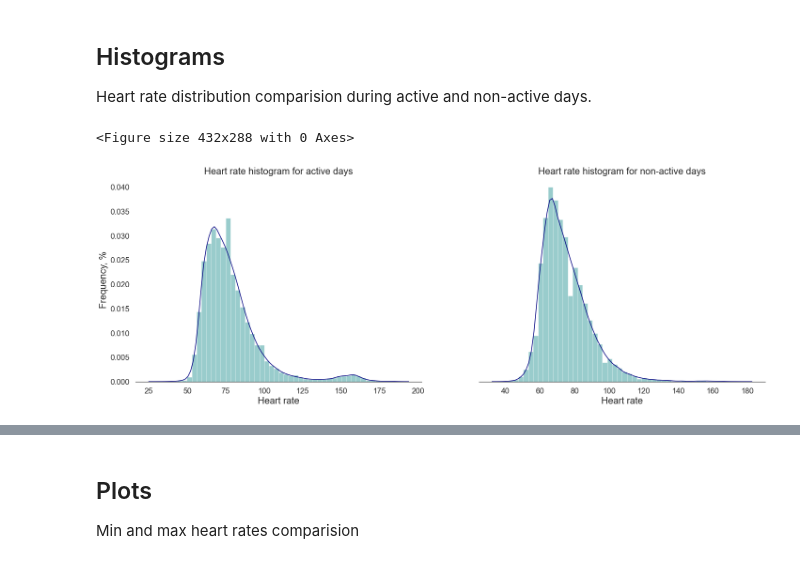
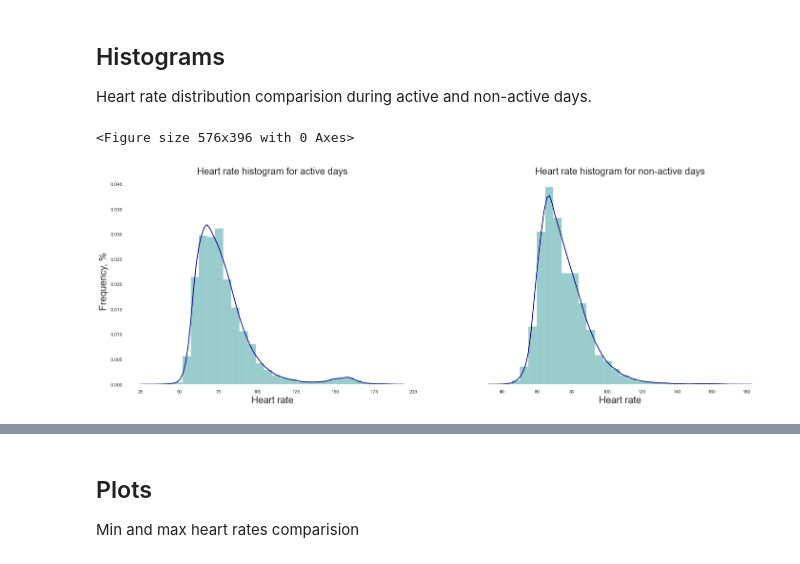
Before and after one commit to indremontvilaite/Garmin, a Jupyter notebook: Project_Garmin_stats.ipynb, the cells around one changed output, grey strips where cells are left out. Saved outputs shown, nothing was run; the diff lists cells and outputs as text; code cells hidden in the pictures.

```diff
--- a/Project_Garmin_stats.ipynb
+++ b/Project_Garmin_stats.ipynb
@@ -126,7 +149,11 @@ heart_rate_df.head()
 # %%
 activities_path = "activity_test.csv"
-activities_df = pd.read_csv(activities_path, parse_dates = ['startTimeLocal', 'startTimeGMT'], index_col = 'Unnamed: 0')
-activities_df.dropna(subset=['startLongitude', 'startLatitude'], inplace=True)
+activities_df = pd.read_csv(
+    activities_path,
+    parse_dates=["startTimeLocal", "startTimeGMT"],
+    index_col="Unnamed: 0",
+)
+activities_df.dropna(subset=["startLongitude", "startLatitude"], inplace=True)
 
 activities_df.head()
 # %% [output]
@@ -161,7 +185,9 @@ active_heart_rate.head()
 # %%
 non_active_days = heart_rate_df.columns.difference(active_heart_rate.columns)
-non_active_heart_rate = heart_rate_df.loc[:, heart_rate_df.columns.isin(non_active_days)]
-non_active_heart_rate.iloc[45:50]
+non_active_heart_rate = heart_rate_df.loc[
+    :, heart_rate_df.columns.isin(non_active_days)
+]
+non_active_heart_rate.head()
 # %% [output]
 |  | 2019-09-02 | 2019-09-03 | 2019-09-05 | 2019-09-06 | 2019-09-07 | 2019-09-09 | 2019-09-13 | 2019-09-14 | ... |
 | time |  |  |  |  |  |  |  |  | ... |
@@ -178,21 +210,32 @@ Heart rate distribution comparision during active and non-active days.
 # %%
 plt.figure()
 
 fig, axis = plt.subplots(1, 2, figsize=(24, 8), sharey=True, frameon=False)
 sns.despine(left=True)
-axis[0].set_title('Heart rate histogram for active days', fontsize=20)
-axis[1].set_title('Heart rate histogram for non-active days', fontsize=20)
-axis[0].set_xlabel('Heart rate', fontsize=20)
-axis[1].set_xlabel('Heart rate', fontsize=20)
-axis[0].set_ylabel('Frequency, %', fontsize=20)
+axis[0].set_title("Heart rate histogram for active days", fontsize=20)
+axis[1].set_title("Heart rate histogram for non-active days", fontsize=20)
+axis[0].set_xlabel("Heart rate", fontsize=20)
+axis[1].set_xlabel("Heart rate", fontsize=20)
+axis[0].set_ylabel("Frequency, %", fontsize=20)
 
-sns.distplot(active_heart_rate, hist_kws={'color': 'Teal'}, kde_kws={'color': 'Navy'}, ax = axis[0]);
-sns.distplot(non_active_heart_rate, hist_kws={'color': 'Teal'}, kde_kws={'color': 'Navy'}, ax = axis[1]);
-# for spine in plt.gca().spines.values():
-#     spine.set_visible(False)
+sns.distplot(
+    active_heart_rate,
+    hist_kws={"color": "Teal"},
+    kde_kws={"color": "Navy"},
+    ax=axis[0],
+    bins=30,
+)
+sns.distplot(
+    non_active_heart_rate,
+    hist_kws={"color": "Teal"},
+    kde_kws={"color": "Navy"},
+    ax=axis[1],
+    bins=30,
+)
+
 plt.tight_layout
 
 plt.show()
 # %% [output]
-<Figure size 432x288 with 0 Axes>
+<Figure size 576x396 with 0 Axes>
-[figure, old version]
+[figure, new version]
```
Also changed, not shown: parts of 41 cells of this notebook.
